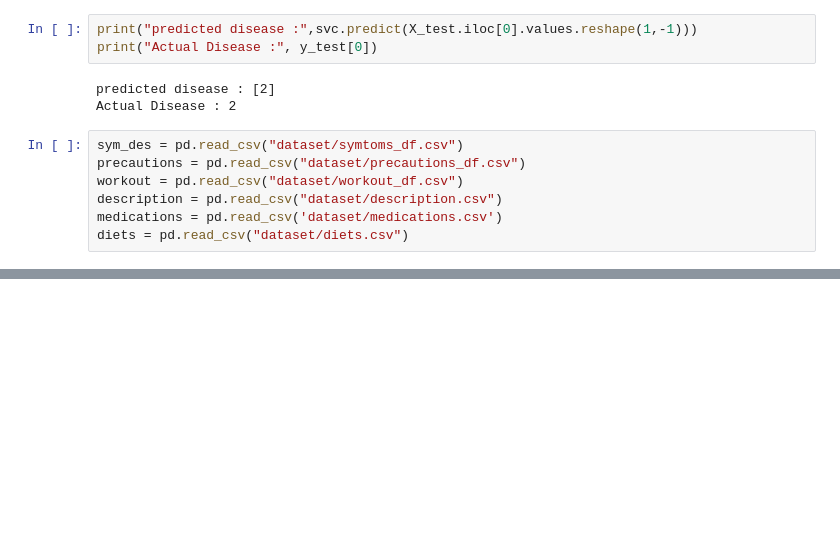
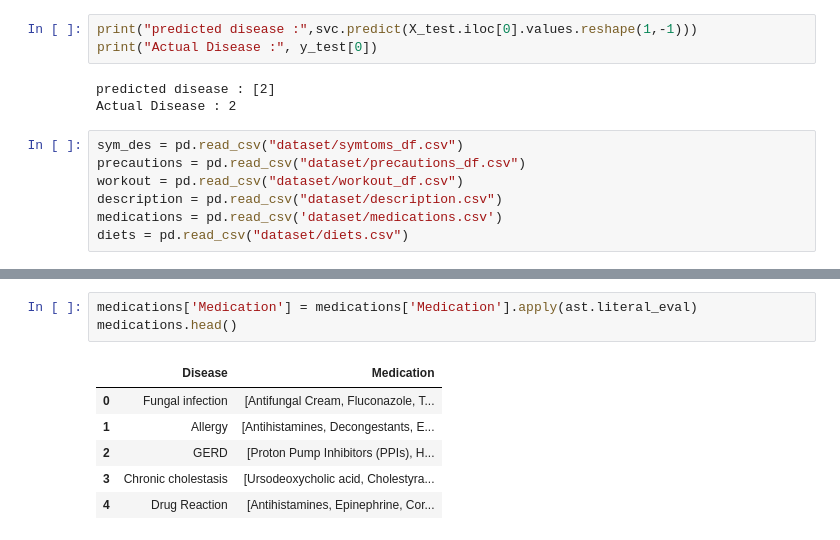
Before and after one commit to InflixOP/CareAI-Personalized-Medical-Advisory-System, a Jupyter notebook: testing.ipynb, the cells around one changed output, grey strips where cells are left out. Cells and saved outputs as stored; diff of their text form; blank space fills up the shorter version.

```diff
--- a/testing.ipynb
+++ b/testing.ipynb
@@ -109,0 +120,10 @@ diets = pd.read_csv("dataset/diets.csv")
+# %%
+medications['Medication'] = medications['Medication'].apply(ast.literal_eval)
+medications.head()
+# %% [output]
+|  | Disease | Medication |
+| 0 | Fungal infection | [Antifungal Cream, Fluconazole, T... |
+| 1 | Allergy | [Antihistamines, Decongestants, E... |
+| 2 | GERD | [Proton Pump Inhibitors (PPIs), H... |
+| 3 | Chronic cholestasis | [Ursodeoxycholic acid, Cholestyra... |
+| 4 | Drug Reaction | [Antihistamines, Epinephrine, Cor... |
```
Also changed, not shown: parts of 6 cells of this notebook.
